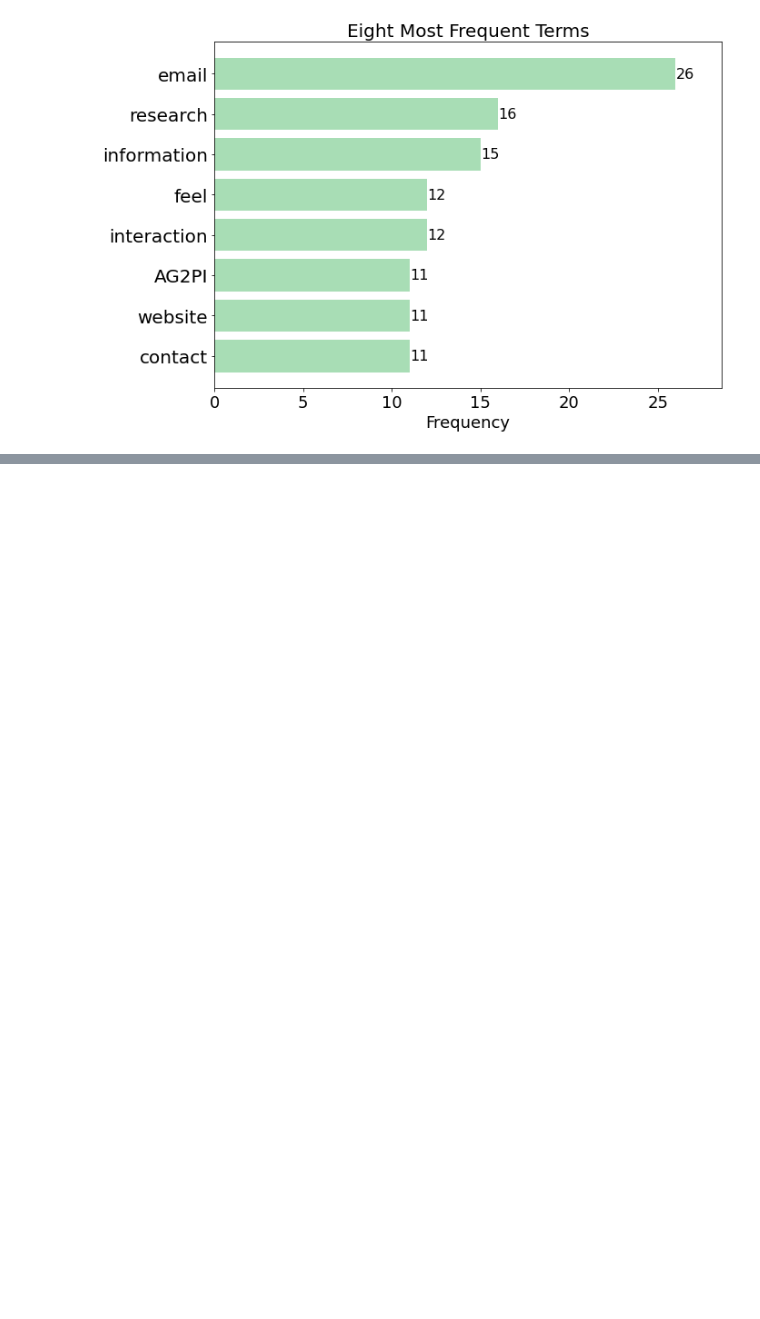
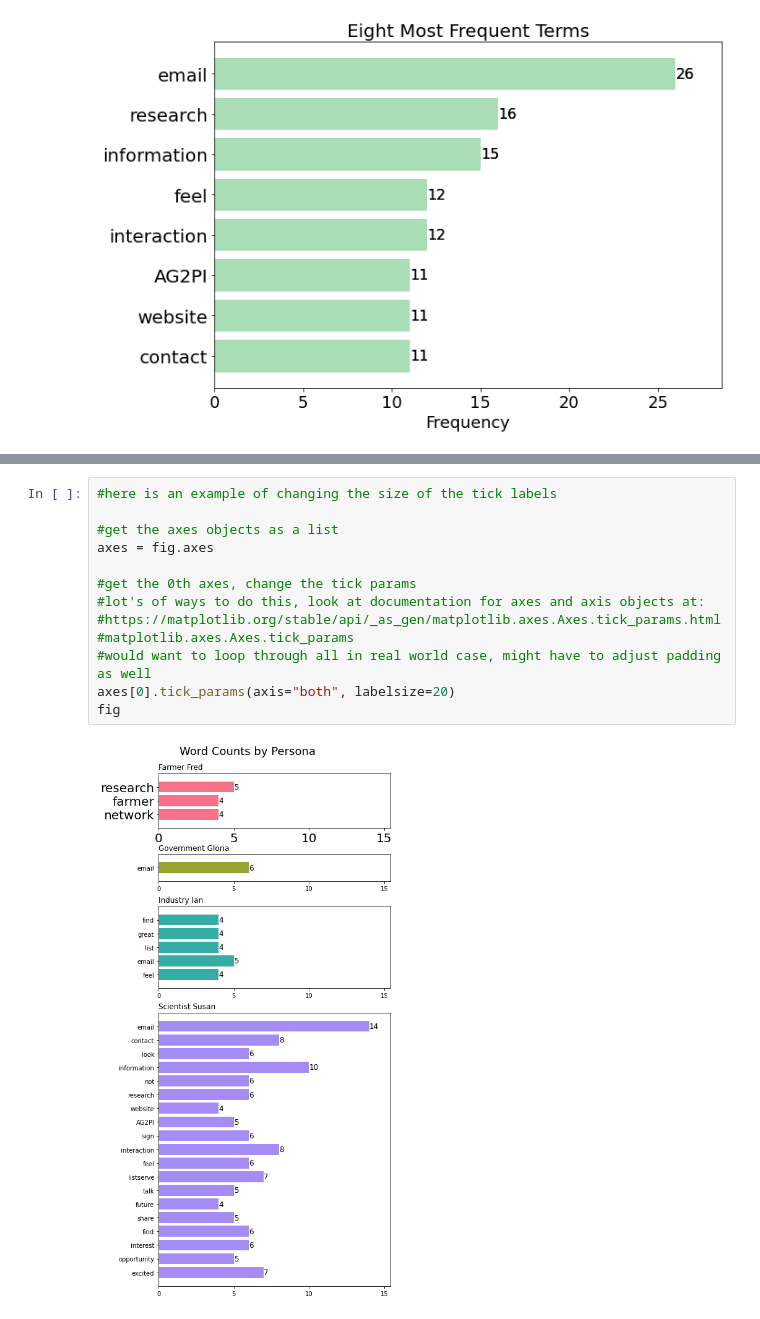
Before and after one commit to blitt2018/PSCExploratoryNLP, a Jupyter notebook: polishedCodeFigs.ipynb, the cells around one changed output, grey strips where cells are left out. Cells and saved outputs as stored; diff of their text form; blank space fills up the shorter version.

```diff
--- a/polishedCodeFigs.ipynb
+++ b/polishedCodeFigs.ipynb
@@ -172,0 +197,14 @@ plt.savefig("/home/blitt/Academic/PSC/NLPPipelines/AG2PIAnalytics/mockups/polish
+# %%
+#here is an example of changing the size of the tick labels
+
+#get the axes objects as a list
+axes = fig.axes
+
+#get the 0th axes, change the tick params
+#lot's of ways to do this, look at documentation for axes and axis objects at:
+#https://matplotlib.org/stable/api/_as_gen/matplotlib.axes.Axes.tick_params.html#matplotlib.axes.Axes.tick_params
+#would want to loop through all in real world case, might have to adjust padding as well
+axes[0].tick_params(axis="both", labelsize=20)
+fig
+# %% [output]
+[figure, added]
```
Also changed, not shown: parts of 16 cells of this notebook, 1 other file.
